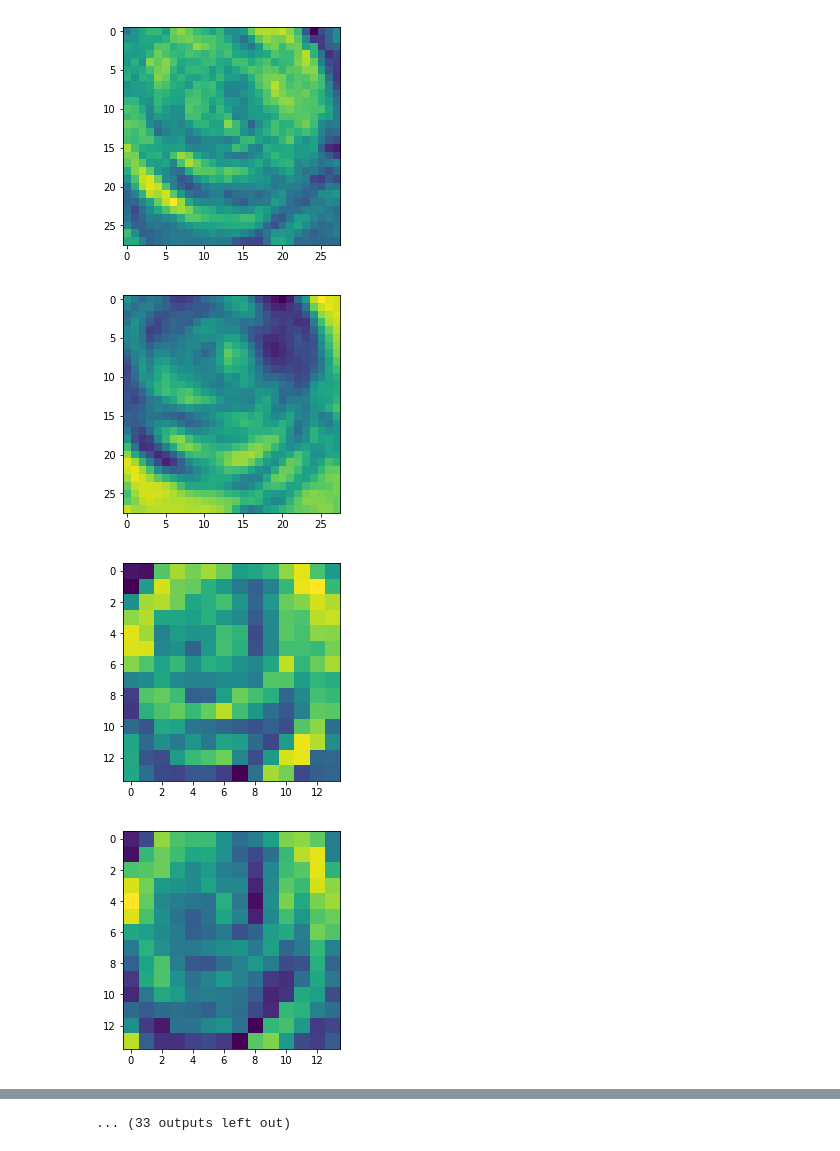
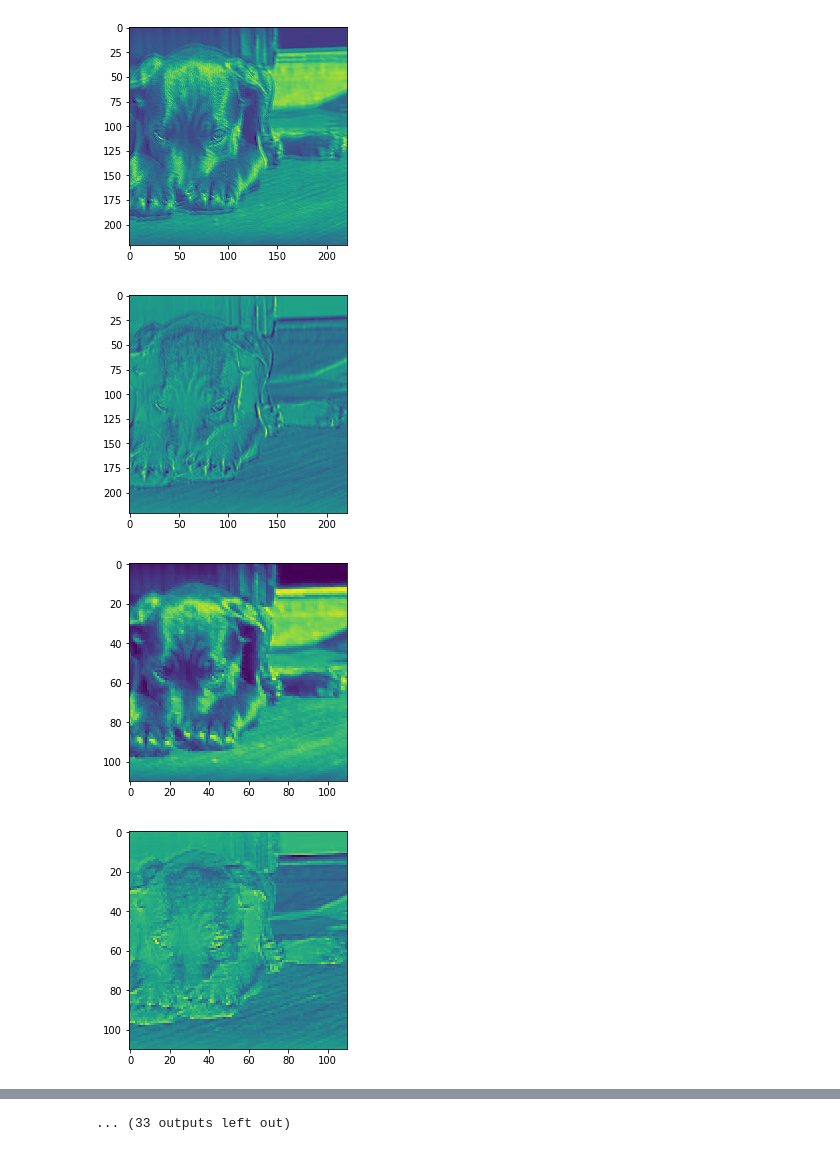
Before and after one commit to devloper13/DecisionTreeFromScratch, a Jupyter notebook: CNN.ipynb, the cells around one changed output, grey strips where cells are left out. Cells and saved outputs as stored; diff of their text form; code cells hidden in the pictures.

```diff
--- a/CNN.ipynb
+++ b/CNN.ipynb
@@ -7,7 +7,7 @@ import pandas as pd
 #originaldata = pd.read_csv('./Apparel/apparel-trainval.csv')
 #traindata = np.array(originaldata)[:48000,1:]
 #image = traindata[0]
-image = plt.imread('./rose.jpg','jpg')
+image = plt.imread('./labrdr.jpg','jpg')
 #image_resized = misc.imresize(image, (32, 32))
 plt.imshow(image)
 #print(image_resized.shape)
@@ -24,7 +24,7 @@ class CNN:
     def randomFilter(self,numberOfFilters,depth):
         randomList = []
         for i in range(0,numberOfFilters):
-            randomList.append(np.random.randn(5,5,depth))
+            randomList.append(np.random.randn(depth,5,5))  #changed depth to 0th axis
         return randomList
 
     def convolution(self,imageInput,filters,stride):
@@ -33,23 +33,21 @@ class CNN:
         listOfConvl = []
         convmat = []
         filterSize = 5
-        #print("filterSize = ",len(filters))
         for filt in filters:
             rowstride=0
             convmat = []
-            while rowstride+filterSize <= imageInput.shape[0]:
+            while rowstride+filterSize <= imageInput.shape[1]: #changed from 0 to 1
                 colstride = 0
-                while colstride+filterSize <= imageInput.shape[1]:
-                    mat = imageInput[rowstride:rowstride+filterSize,\
+                while colstride+filterSize <= imageInput.shape[2]: #changed from 1 to 2
+                    mat = imageInput[:,rowstride:rowstride+filterSize,\
                                      colstride:colstride+filterSize]
                     convmat.append(np.sum(np.multiply(mat,filt)))
                     colstride+=stride
                 rowstride+=stride
-            #print("lenth of filtered mat = ",len(convmat))
             convmat = np.array(convmat)
-            filteredmatshape = imageInput.shape[0]-np.array(filt).shape[0]+1
+            #convmat = self.activationFunc(convmat,'relu')
+            filteredmatshape = imageInput.shape[1]-np.array(filt).shape[1]+1 #changed 0 to 1
             convmat = convmat.reshape((filteredmatshape,filteredmatshape))
-            #print("convmat shape",convmat.shape)
             listOfConvl.append(convmat)
         return listOfConvl
 
@@ -59,7 +57,6 @@ class CNN:
         listOfConvl = []
         convmat = []
         poolSize = 2
-        #print("filterSize = ",len(filters))
         for output in outputs:
             rowstride=0
             convmat = []
@@ -71,7 +68,6 @@ class CNN:
                     convmat.append(np.max(mat))
                     colstride+=stride
                 rowstride+=stride
-            #print("lenth of filtered mat = ",len(convmat))
             convmat = np.array(convmat)
             filteredmatshape = int(np.sqrt(convmat.shape[0]))
             convmat = convmat.reshape((filteredmatshape,filteredmatshape))
@@ -91,15 +87,14 @@ class CNN:
 
     def feedforwardNN(self,a,weights,biases):
         for weight,bias in zip(weights,biases):
-            #print((np.dot(weight,a)+bias).shape)
             z = np.dot(weight,a)+bias
             a = self.activationFunc(z,'relu')
-            #print(a.shape)
 
     def showImage(self,imageInput):
-        imageInput = imageInput.T
+        #imageInput = imageInput.T
+        #print("orig",imageInput.shape)
         for i in range(0,imageInput.shape[0]):
-            newImage = imageInput[i]
+            newImage = imageInput[i].T
             #print(newImage.shape)
             plt.figure()
             plt.imshow(newImage)
@@ -112,21 +107,22 @@ class CNN:
         numOfLayers = len(numberOfFilters)
         for ind in range(0,numOfLayers):
             #Convolution
-            print("Input Layer",imageInput.shape)
-            depth = imageInput.shape[2]
+            #print("Input Layer",imageInput.shape)
+            depth = imageInput.shape[0]  #changed from 2 to 0
             filters = self.randomFilter(numberOfFilters[ind],depth)
             outputs = self.convolution(imageInput,filters,convStride)
-            self.showImage(np.array(outputs).T)
+            self.showImage(np.array(outputs))
             #MaxPool
             maxoutputs = self.maxpool(outputs,poolStride)
-            imageInput = np.array(maxoutputs).T
+            imageInput = np.array(maxoutputs)
             self.showImage(imageInput)
-        print("Input Layer",imageInput.shape)
+            #imageInput = imageInput
+        #print("Input Layer",imageInput.shape)
 
         #Flatten
         pixels = imageInput.shape[0] * imageInput.shape[1] * imageInput.shape[2]
         imageInput = imageInput.reshape((1,pixels))
-        print("Flattened",imageInput.shape)
+        #print("Flattened",imageInput.shape)
 
         #FeedForwardNN
         NNlayers.insert(0,imageInput.shape[0])
@@ -136,5 +132,5 @@ class CNN:
         self.feedforwardNN(imageInput,weights,biases)
 # %%
 a = CNN()
-a.feedforward(image,[6,16],[120,84,10])
+a.feedforward(image.T,[6,16],[120,84,10])
 # %% [output]
@@ -149,4 +143,4 @@ Flattened (1, 400)
-[figure, old version]
+[figure, new version]
-[figure, old version]
+[figure, new version]
-[figure, old version]
+[figure, new version]
-[figure, old version]
+[figure, new version]
```
Also changed, not shown: parts of 3 cells of this notebook.
